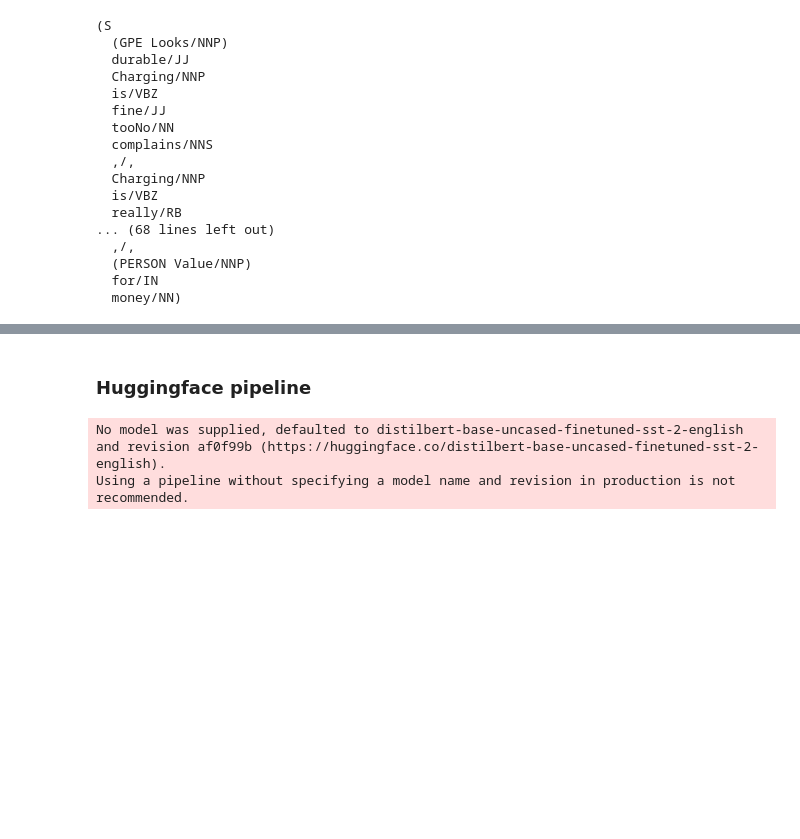
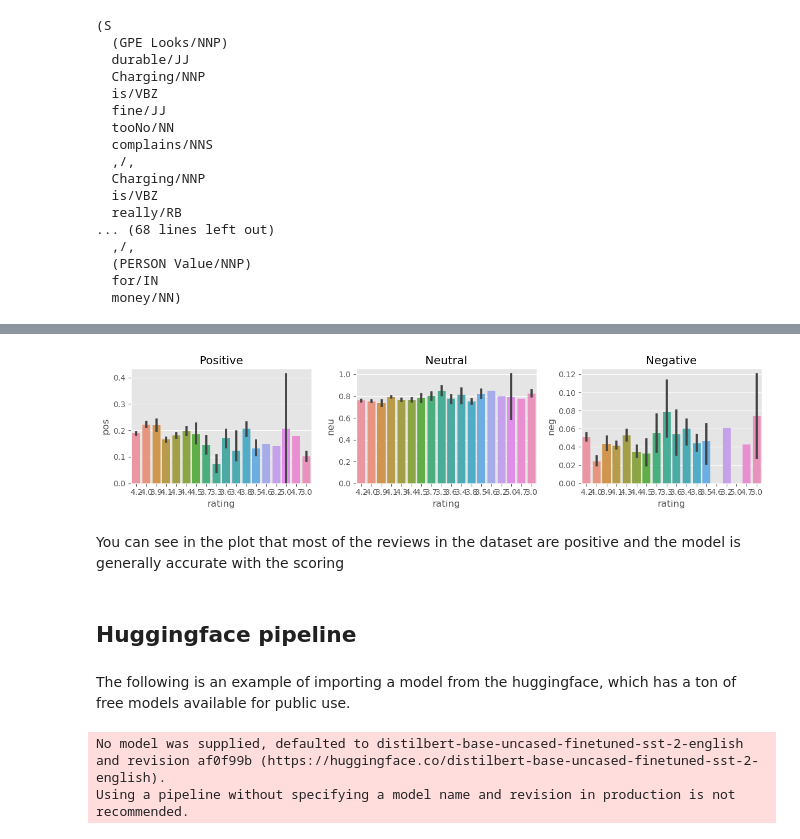
Before and after one commit to Anishmeka/CourseProject, a Jupyter notebook: 410_project.ipynb, the cells around one changed output, grey strips where cells are left out. Cells and saved outputs as stored; diff of their text form; code cells hidden in the pictures; blank space fills up the shorter version.

```diff
--- a/410_project.ipynb
+++ b/410_project.ipynb
@@ -118,5 +188,21 @@ VADER (Valence Aware Dictionary and sEntiment Reasoner) - Bag of words approach
+# %%
+fig1, axs1 = plt.subplots(1, 3, figsize=(12, 3))
+sns.barplot(data=vaders_df.head(1000), x='rating', y='pos', ax=axs1[0])
+sns.barplot(data=vaders_df.head(1000), x='rating', y='neu', ax=axs1[1])
+sns.barplot(data=vaders_df.head(1000), x='rating', y='neg', ax=axs1[2])
+axs1[0].set_title('Positive')
+axs1[1].set_title('Neutral')
+axs1[2].set_title('Negative')
+plt.tight_layout()
+plt.show()
+# %% [output]
+[figure, added]
+# %% [markdown]
+You can see in the plot that most of the reviews in the dataset are positive and the model is generally accurate with the scoring
 # %% [markdown]
-### Huggingface pipeline
+## Huggingface pipeline
+# %% [markdown]
+The following is an example of importing a model from the huggingface, which has a ton of free models available for public use.
 # %%
 from transformers import pipeline
 # %%
```
Also changed, not shown: parts of 18 cells of this notebook.
